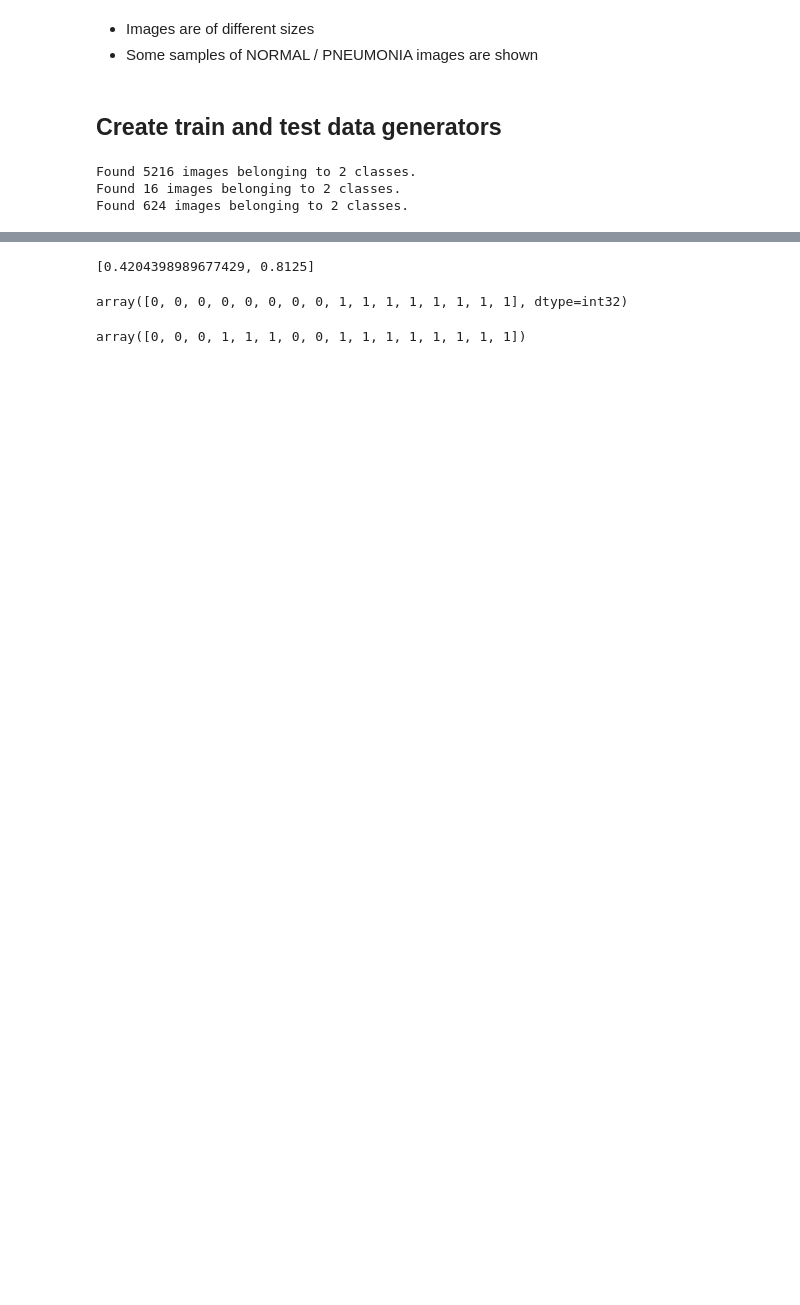
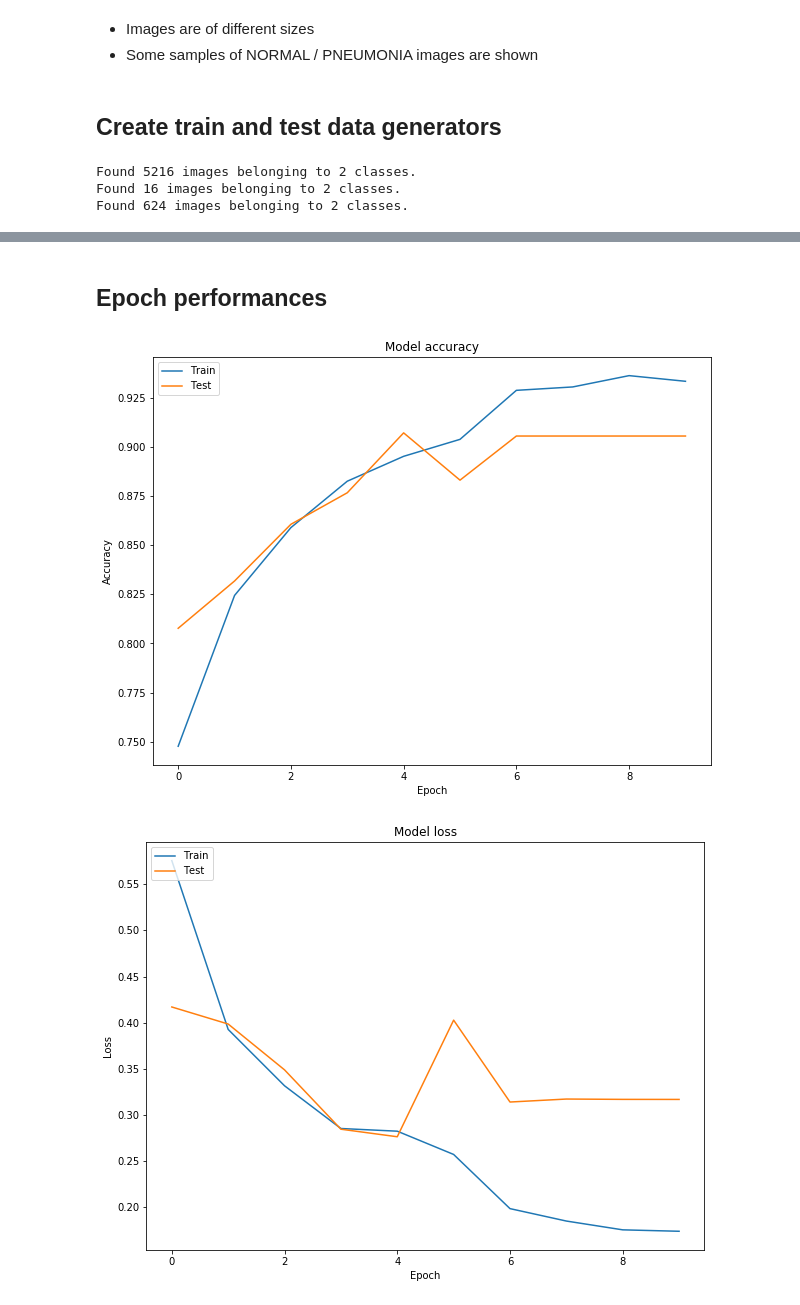
Before and after one commit to GoSXiang/X-ray-lungs, a Jupyter notebook: notebooks/chest_x_ray.ipynb, the cells around one changed output, grey strips where cells are left out. Saved outputs shown, nothing was run; the diff lists cells and outputs as text; code cells hidden in the pictures; blank space fills up the shorter version.

```diff
--- a/notebooks/chest_x_ray.ipynb
+++ b/notebooks/chest_x_ray.ipynb
@@ -238,15 +133,30 @@ Restoring model weights from the end of the best epoch
 Epoch 00010: early stopping
 # %%
 #model.save_weights('train_from_scratch_weights.h5')
-# %%
-model.evaluate_generator(validation_generator)
-# %% [output]
-[0.4204398989677429, 0.8125]
-# %%
-validation_generator.labels
-# %% [output]
-array([0, 0, 0, 0, 0, 0, 0, 0, 1, 1, 1, 1, 1, 1, 1, 1], dtype=int32)
-# %%
-model.predict_generator(validation_generator).argmax(axis=1)
-# %% [output]
-array([0, 0, 0, 1, 1, 1, 0, 0, 1, 1, 1, 1, 1, 1, 1, 1])
+# %% [markdown]
+## Epoch performances
+# %%
+results = history.history
+# %%
+# summarize history for accuracy
+plt.figure(figsize=(10,7.5))
+plt.plot(results['acc'])
+plt.plot(results['val_acc'])
+plt.title('Model accuracy')
+plt.ylabel('Accuracy')
+plt.xlabel('Epoch')
+plt.legend(['Train', 'Test'], loc='upper left')
+plt.show()
+
+# summarize history for loss
+plt.figure(figsize=(10,7.5))
+plt.plot(results['loss'])
+plt.plot(results['val_loss'])
+plt.title('Model loss')
+plt.ylabel('Loss')
+plt.xlabel('Epoch')
+plt.legend(['Train', 'Test'], loc='upper left')
+plt.show()
+# %% [output]
+[figure, added]
+[figure, added]
```
Also changed, not shown: parts of 18 cells of this notebook, 2 other files.
